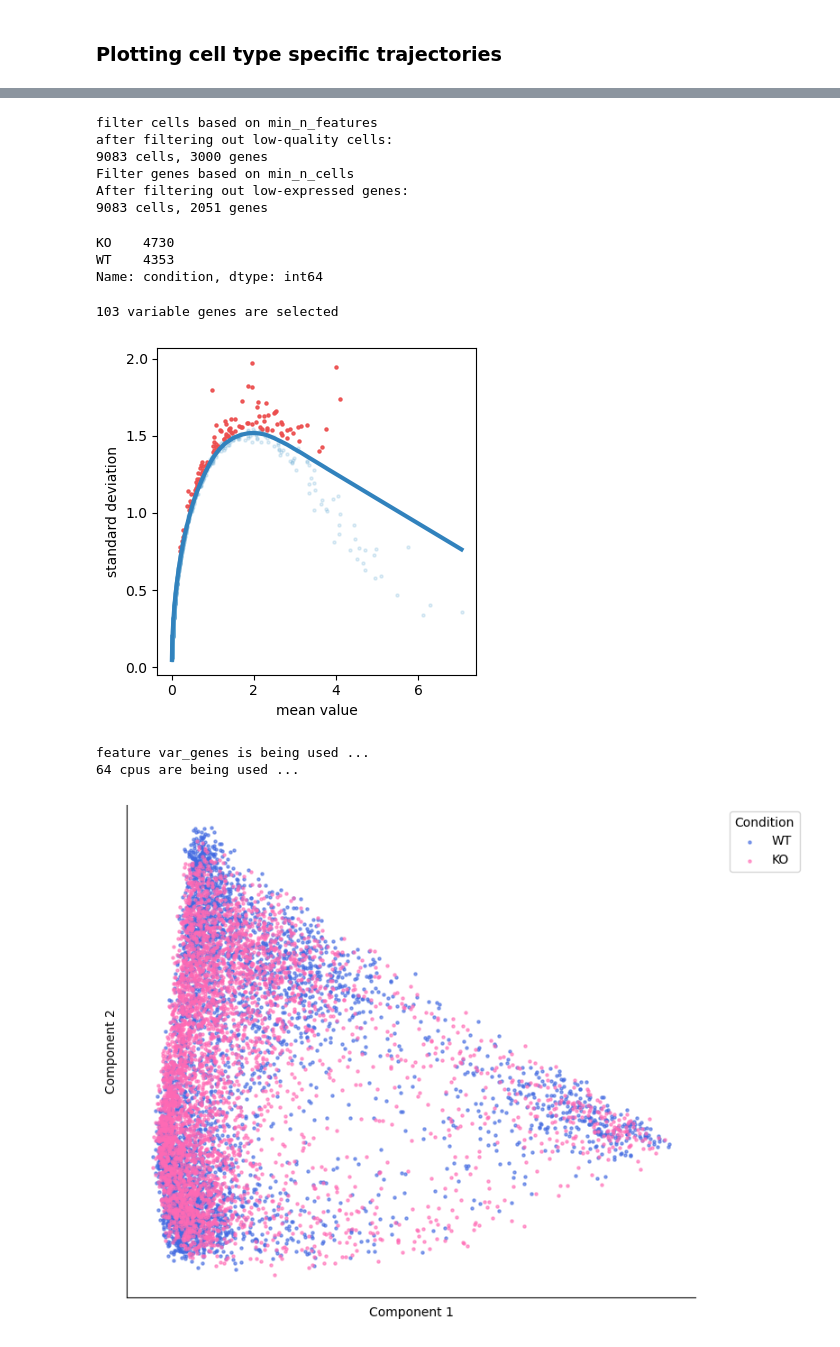
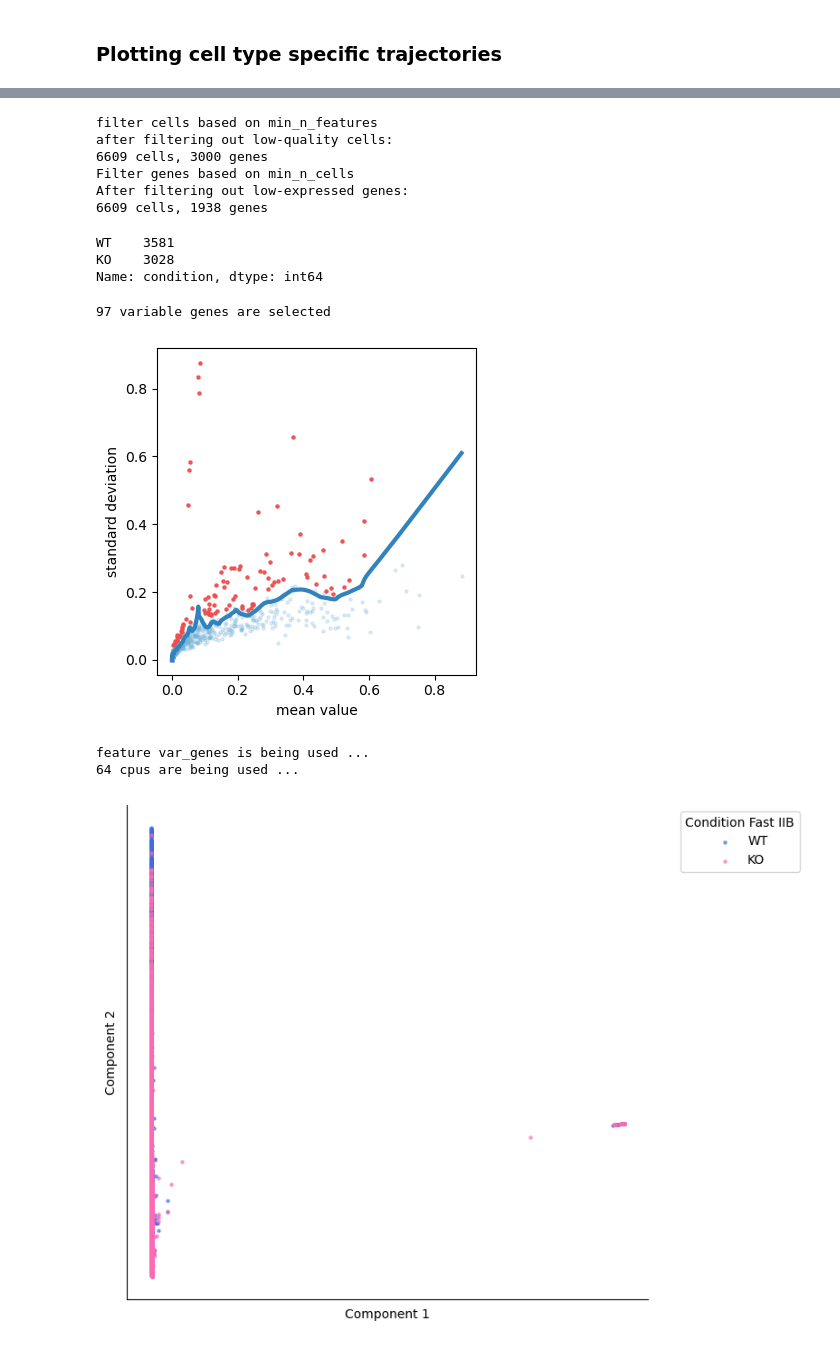
Before and after one commit to sachha-naksha/TA_muscle_ageing, a Jupyter notebook: py_scripts/grn_inference/1_traj_inference.ipynb, the cells around one changed output, grey strips where cells are left out. Saved outputs shown, nothing was run; the diff lists cells and outputs as text; code cells hidden in the pictures.

Commit message:
females fast2b, norm counts don't have structured traj, imputed counts give straight line traj, trying to use imputed counts on just female type2 fibers next

```diff
--- a/py_scripts/grn_inference/1_traj_inference.ipynb
+++ b/py_scripts/grn_inference/1_traj_inference.ipynb
@@ -11,7 +11,7 @@ import os
 import sys
 import logging
 # %%
-adata_infile = "/ocean/projects/cis240075p/asachan/datasets/TA_muscle/ERCC1_KO_mice/integrated_samples/objects/male_adata_stream_input.h5ad"
+adata_infile = "/ocean/projects/cis240075p/asachan/datasets/TA_muscle/ERCC1_KO_mice/integrated_samples/stream_outs/female_type2_fibers_imputed.h5ad"
 out_tmp = '/ocean/projects/cis240075p/asachan/datasets/TA_muscle/ERCC1_KO_mice/integrated_samples/stream_outs'
 # %%
 from os.path import basename
@@ -23,7 +23,7 @@ Saving results in: /ocean/projects/cis240075p/asachan/datasets/TA_muscle/ERCC1_K
 # %% [markdown]
 ### Plotting cell type specific trajectories
 # %%
-adata_subset = adata[adata.obs['C_scANVI'] == 'Fast IIX']
+adata_subset = adata[adata.obs['C_scANVI'] == 'Fast IIB']
 adata_subset = adata_subset.copy()
 # %%
 # Check if your data is sparse (imputed data is dense, normalized data is sparse)
@@ -40,29 +42,31 @@ print(adata_subset.X.shape)
 # %%
 st.cal_qc(adata_subset,assay='rna')
 # %%
-st.filter_cells(adata_subset,min_n_features= 150, assay='rna')
+st.filter_cells(adata_subset,min_n_features= 100, assay='rna')
 st.filter_features(adata_subset,min_n_cells = 10, assay='rna')
 # %% [output]
 filter cells based on min_n_features
 after filtering out low-quality cells:
-9083 cells, 3000 genes
+6609 cells, 3000 genes
 Filter genes based on min_n_cells
 After filtering out low-expressed genes:
-9083 cells, 2051 genes
+6609 cells, 1938 genes
 # %%
 ###Remove mitochondrial genes
 st.remove_mt_genes(adata_subset)
 # %%
 adata_subset.obs['condition'].value_counts()
 # %% [output]
-KO    4730
-WT    4353
+WT    3581
+KO    3028
 Name: condition, dtype: int64
+# %%
+adata_subset.X = adata_subset.layers['MAGIC_imputed_data']
 # %%
-st.select_variable_genes(adata_subset,loess_frac=0.05,percentile=95)
+st.select_variable_genes(adata_subset,loess_frac=0.02,percentile=95)
 # %% [output]
-103 variable genes are selected
+97 variable genes are selected
-[figure, old version]
+[figure, new version]
 # %%
 # # 'var_genes' vs 'all' : use top % or all genes from .var ; if using all make sure the adata is subsetted to only the highly variable genes
 # # n_components = Number of branches present in your biological differentation (min 2 dimensions for plotting, 3 would make it 3D)
@@ -97,32 +101,32 @@ labels = adata_subset.obs['condition']
 # Get unique labels and their corresponding colors
 unique_labels = labels.cat.categories  # Use .cat.categories to maintain order
 color_list = [condition_color_dict[label] for label in unique_labels]
 
 # Plotting with colors based on condition
 plt.figure(figsize=(8, 6))
 for label, color in zip(unique_labels, color_list):
     idx = labels == label
     plt.scatter(coords[idx, 0], coords[idx, 1], c=color, label=label, s=5, alpha=0.6)
 
 # Remove ticks
 plt.xticks([])
 plt.yticks([])
 
 # Remove top and right spines
 plt.gca().spines['top'].set_visible(False)
 plt.gca().spines['right'].set_visible(False)
 
 plt.title('')
 plt.xlabel('Component 1')
 plt.ylabel('Component 2')
-plt.legend(title="Condition Fast IIX", bbox_to_anchor=(1.05, 1), loc='upper left')
+plt.legend(title="Condition Fast IIB", bbox_to_anchor=(1.05, 1), loc='upper left')
 plt.tight_layout()
 
 # plt.savefig('/your/path/condition_plot.pdf',
 #             bbox_inches='tight',
 #             dpi=300,
 #             format='pdf')
 
 plt.show()
 # %% [output]
-[figure, old version]
+[figure, new version]
```
Also changed, not shown: parts of 2 cells of this notebook.
